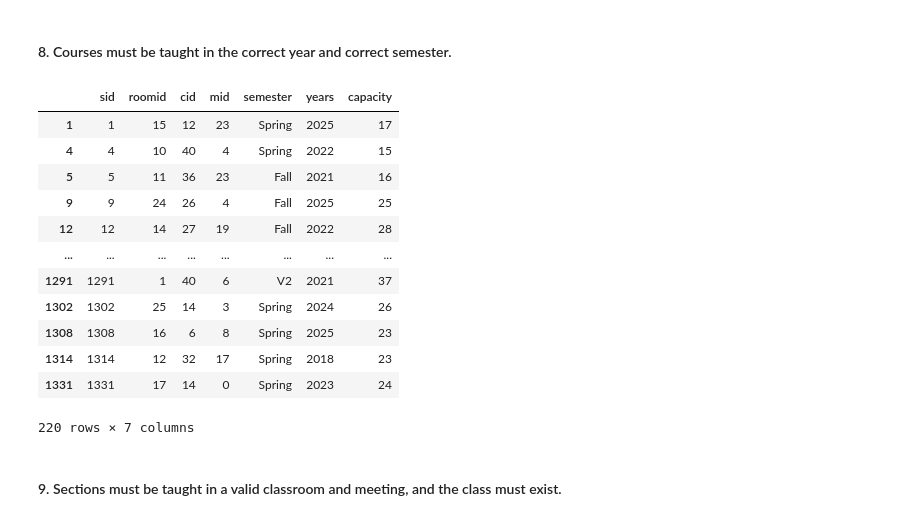
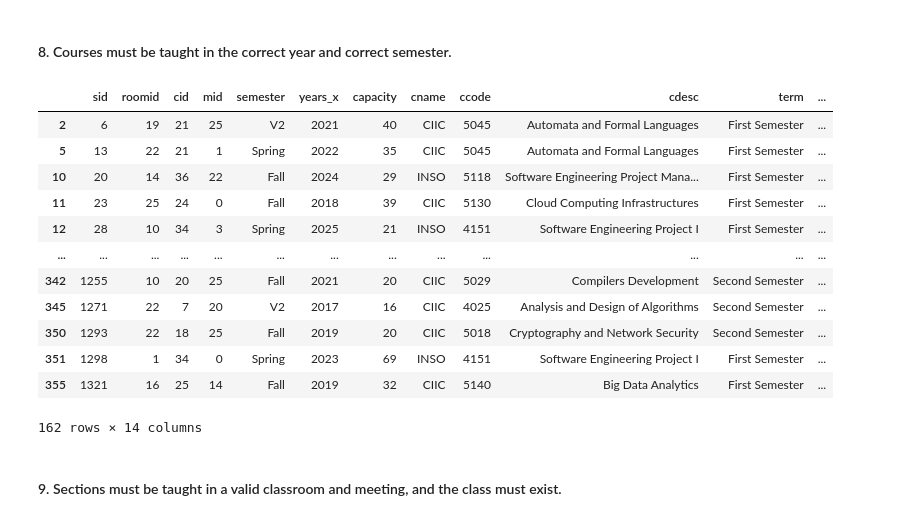
Before and after one commit to CIIC4060-ICOM5016-FALL-2024/rumad-v2-app-segmentation-fault, a Jupyter notebook: ETL/transform_data.ipynb, the cells around one changed output. Drawn from its saved outputs; the diff is of its cells as text; code cells hidden in the pictures.

```diff
--- a/ETL/transform_data.ipynb
+++ b/ETL/transform_data.ipynb
@@ -209,54 +209,56 @@ df_section = df_section[df_section["sid"].isin(df_section_room["sid"])]
 #### 8. Courses must be taught in the correct year and correct semester.
 # %%
 df_section_class = df_section.merge(df_class, on='cid')
-df_section_class = df_section_class[df_section_class['cid'] != 37]
 years_x =  pd.to_numeric(df_section_class["years_x"], errors="coerce")
+
+# Delete classes sections with Authorization from the Director of the Department needed
+df_section_class = df_section_class[df_section_class['cname'] != 'Authorization from the Director of the Department']
+
 # Boolean Conditions
 First_semester = ((df_section_class["term"] == "First Semester" ) | (df_section_class["term"] == "First Semester, Second Semester")) & (df_section_class["semester"] == "Fall")
 Second_semester = ((df_section_class["term"] == "Second Semester") | (df_section_class["term"] == "First Semester, Second Semester")) & (df_section_class["semester"] == "Spring")
 According_Demand = (df_section_class["term"] == "According to Demand") & (
     (df_section_class["semester"] == "Fall")
     | (df_section_class["semester"] == "Spring")
     | (df_section_class["semester"] == "V1")
     | (df_section_class["semester"] == "V2")
 )
 Even_year = (
     (df_section_class["years_y"] == "Even Years")
     & ((years_x % 2) == 0)
 )
 Odd_year = (
     (df_section_class["years_y"] == "Odd Years")
     & ((years_x % 2) != 0)
 )
 Every_Year = (
     (df_section_class["years_y"] == "Every Year")
 )
 According_Demand_Year = (df_section_class["years_y"] == "According to Demand")
 
 # Filter the sections based on the boolean conditions
 df_section_class = df_section_class[
     ~((First_semester | Second_semester | According_Demand)
     &
     (Even_year | Odd_year | Every_Year | According_Demand_Year))
 ]
 #Update the section dataframe
 df_section = df_section[~df_section["sid"].isin(df_section_class["sid"])]
-
-display(df_section)
+display(df_section_class)
 # %% [output]
-|  | sid | roomid | cid | mid | semester | years | capacity |
-| 1 | 1 | 15 | 12 | 23 | Spring | 2025 | 17 |
-| 4 | 4 | 10 | 40 | 4 | Spring | 2022 | 15 |
-| 5 | 5 | 11 | 36 | 23 | Fall | 2021 | 16 |
-| 9 | 9 | 24 | 26 | 4 | Fall | 2025 | 25 |
-| 12 | 12 | 14 | 27 | 19 | Fall | 2022 | 28 |
-| ... | ... | ... | ... | ... | ... | ... | ... |
-| 1291 | 1291 | 1 | 40 | 6 | V2 | 2021 | 37 |
-| 1302 | 1302 | 25 | 14 | 3 | Spring | 2024 | 26 |
-| 1308 | 1308 | 16 | 6 | 8 | Spring | 2025 | 23 |
-| 1314 | 1314 | 12 | 32 | 17 | Spring | 2018 | 23 |
-| 1331 | 1331 | 17 | 14 | 0 | Spring | 2023 | 24 |
+|  | sid | roomid | cid | mid | semester | years_x | capacity | cname | ccode | cdesc | term | ... |
+| 2 | 6 | 19 | 21 | 25 | V2 | 2021 | 40 | CIIC | 5045 | Automata and Formal Languages | First Semester | ... |
+| 5 | 13 | 22 | 21 | 1 | Spring | 2022 | 35 | CIIC | 5045 | Automata and Formal Languages | First Semester | ... |
+| 10 | 20 | 14 | 36 | 22 | Fall | 2024 | 29 | INSO | 5118 | Software Engineering Project Mana... | First Semester | ... |
+| 11 | 23 | 25 | 24 | 0 | Fall | 2018 | 39 | CIIC | 5130 | Cloud Computing Infrastructures | First Semester | ... |
+| 12 | 28 | 10 | 34 | 3 | Spring | 2025 | 21 | INSO | 4151 | Software Engineering Project I | First Semester | ... |
+| ... | ... | ... | ... | ... | ... | ... | ... | ... | ... | ... | ... | ... |
+| 342 | 1255 | 10 | 20 | 25 | Fall | 2021 | 20 | CIIC | 5029 | Compilers Development | Second Semester | ... |
+| 345 | 1271 | 22 | 7 | 20 | V2 | 2017 | 16 | CIIC | 4025 | Analysis and Design of Algorithms | Second Semester | ... |
+| 350 | 1293 | 22 | 18 | 25 | Fall | 2019 | 20 | CIIC | 5018 | Cryptography and Network Security | Second Semester | ... |
+| 351 | 1298 | 1 | 34 | 0 | Spring | 2023 | 69 | INSO | 4151 | Software Engineering Project I | First Semester | ... |
+| 355 | 1321 | 16 | 25 | 14 | Fall | 2019 | 32 | CIIC | 5140 | Big Data Analytics | First Semester | ... |
-220 rows × 7 columns
+162 rows × 14 columns
 # %% [markdown]
 #### 9. Sections must be taught in a valid classroom and meeting, and the class must exist.
 # %%
```
Also changed, not shown: 1 other file.
